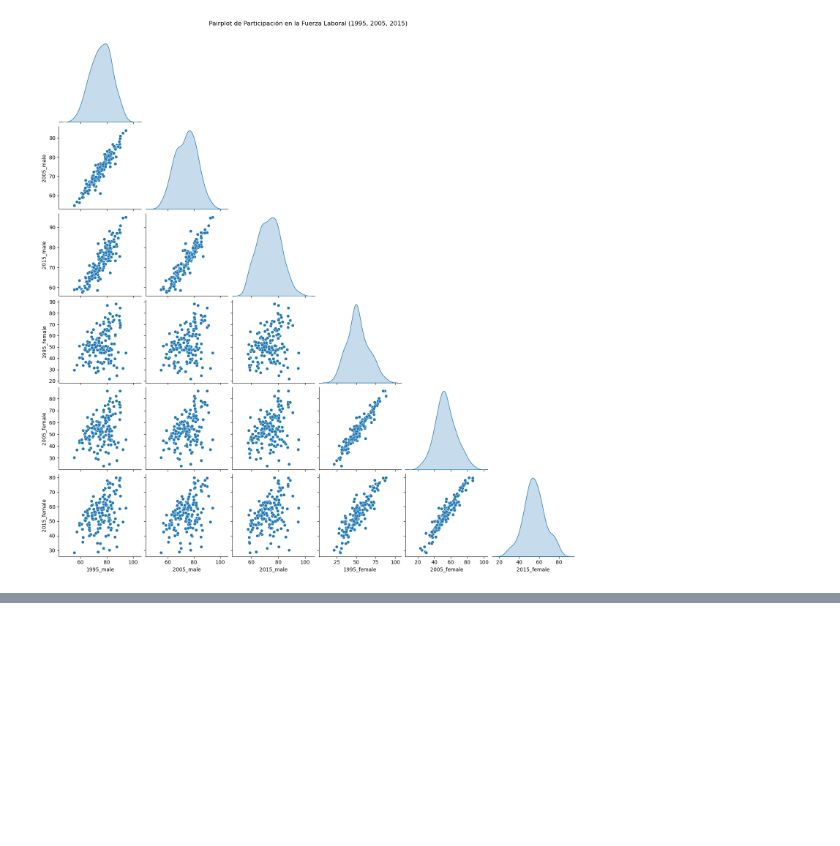
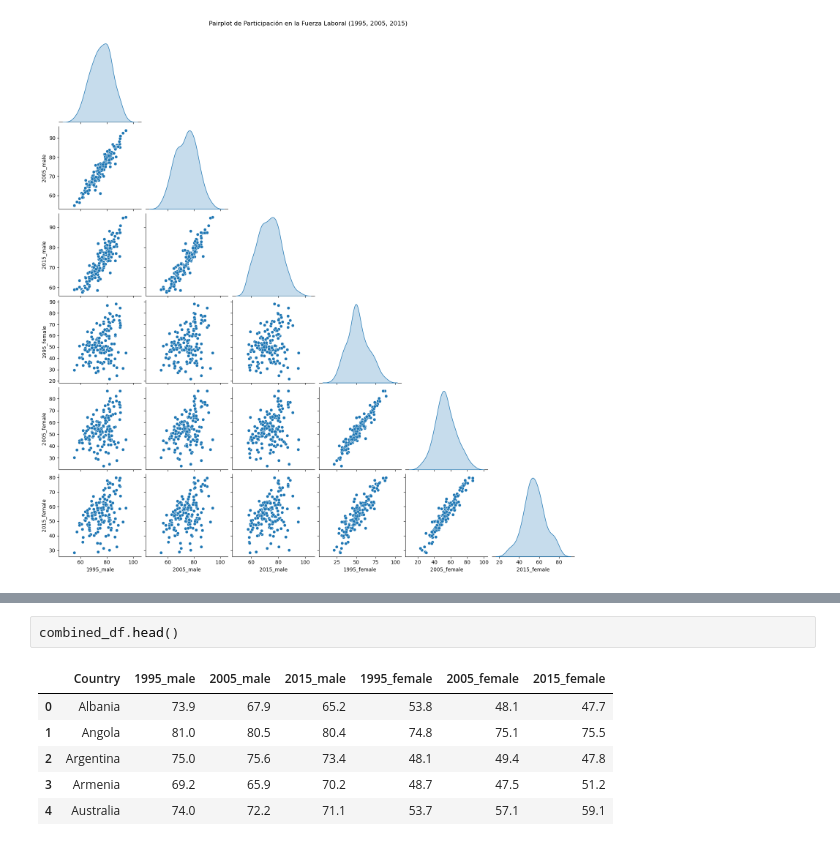
Before and after one commit to camilorav31/labourforce_clustering, a Jupyter notebook: Microproyecto2.ipynb, the cells around one changed output, grey strips where cells are left out. Drawn from its saved outputs; the diff is of its cells as text; blank space fills up the shorter version.

```diff
--- a/Microproyecto2.ipynb
+++ b/Microproyecto2.ipynb
@@ -252,0 +270,9 @@ plt.show()
+# %%
+combined_df.head()
+# %% [output]
+|  | Country | 1995_male | 2005_male | 2015_male | 1995_female | 2005_female | 2015_female |
+| 0 | Albania | 73.9 | 67.9 | 65.2 | 53.8 | 48.1 | 47.7 |
+| 1 | Angola | 81.0 | 80.5 | 80.4 | 74.8 | 75.1 | 75.5 |
+| 2 | Argentina | 75.0 | 75.6 | 73.4 | 48.1 | 49.4 | 47.8 |
+| 3 | Armenia | 69.2 | 65.9 | 70.2 | 48.7 | 47.5 | 51.2 |
+| 4 | Australia | 74.0 | 72.2 | 71.1 | 53.7 | 57.1 | 59.1 |
```
Also changed, not shown: parts of 5 cells of this notebook.
